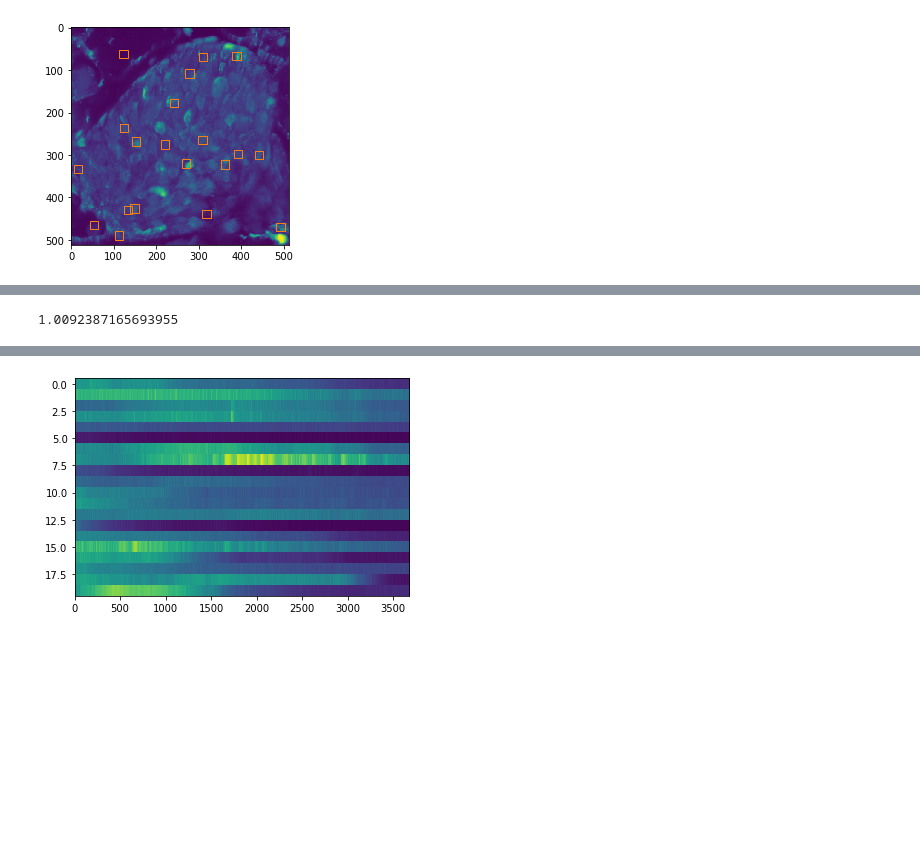
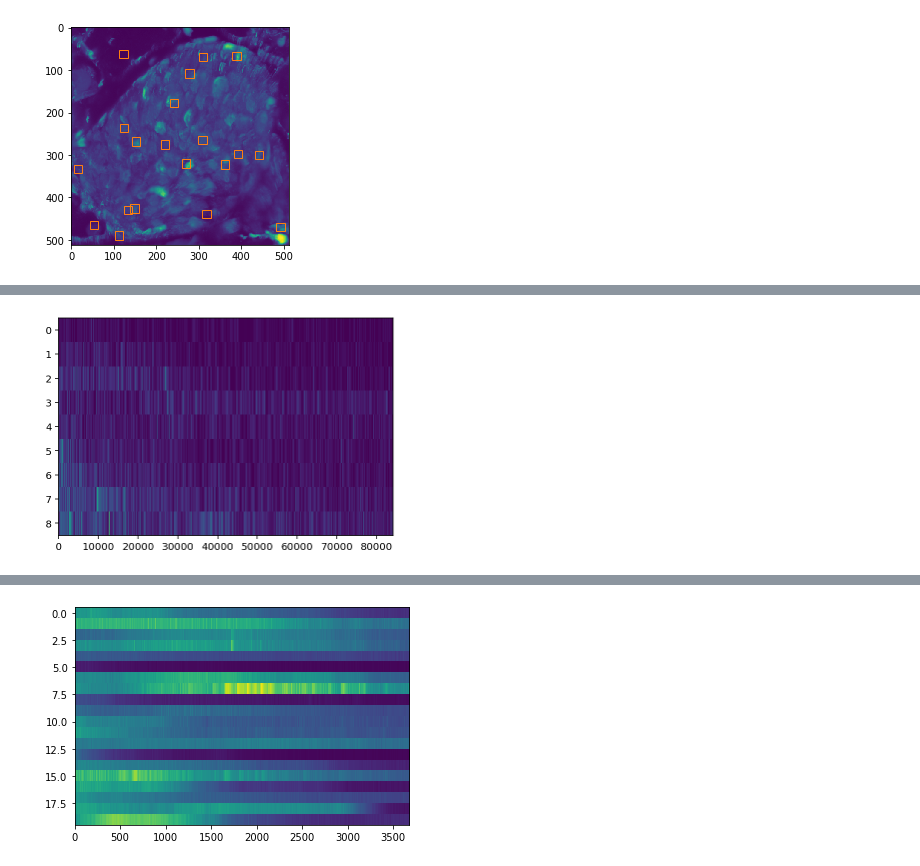
Before and after one commit to szarma/Physio_Ca, a Jupyter notebook: npz2traces.ipynb, the cells around one changed output, grey strips where cells are left out. Cells and saved outputs as stored; diff of their text form; code cells hidden in the pictures; blank space fills up the shorter version.

```diff
--- a/npz2traces.ipynb
+++ b/npz2traces.ipynb
@@ -88,2 +159,3 @@ addRoisToImage(roiOrigins,scale,ax=ax,label=False,
 # %%
-roiTraces = getRoiProfiles(roiOrigins, scale, data)
+roiTraces = getRoiProfiles(roiOrigins, patchSizePx, data)
+roiTraces = np.vstack(list(roiTraces.values()))
@@ -96,4 +166,6 @@ roiTraces.shape
-# %%
-deltaT
-# %% [output]
-1.0092387165693955
+# %%
+ax = plt.subplot(111)
+ax.imshow(roiTraces)
+ax.set_aspect("auto")
+# %% [output]
+[figure, added]
```
Also changed, not shown: parts of 44 cells of this notebook, 3 other files.
